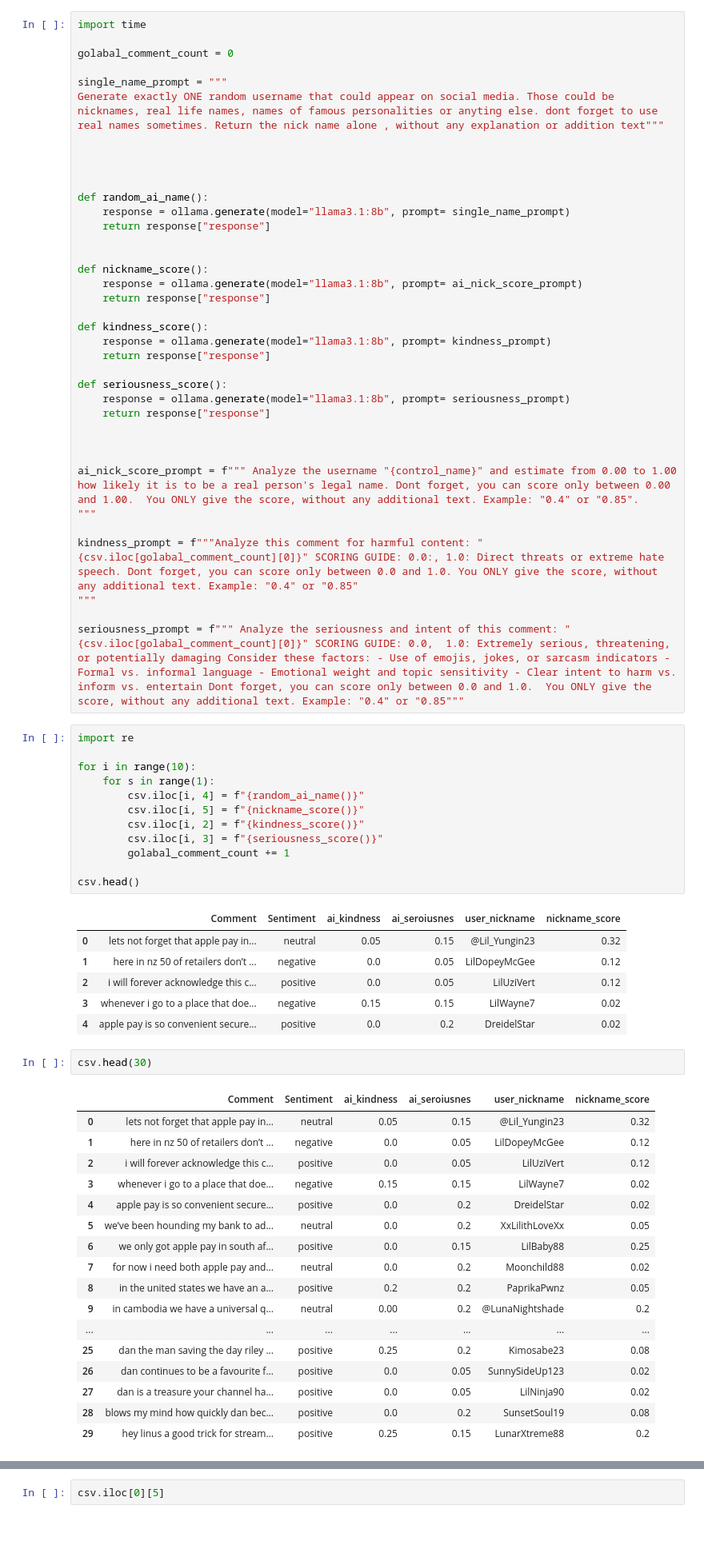
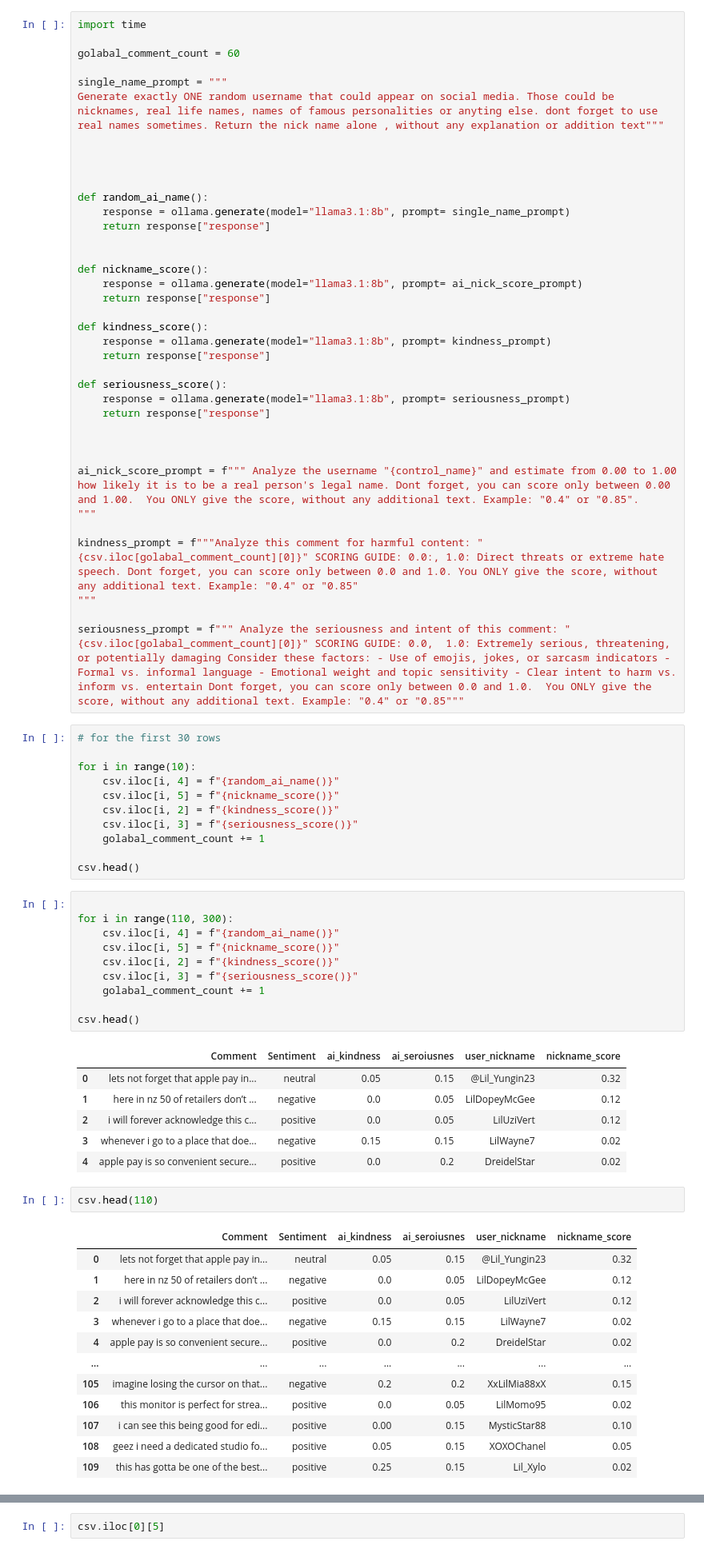
Before and after one commit to ichzann/social-comment-map, a Jupyter notebook: map.ipynb, the cells around one changed output, grey strips where cells are left out. Shown: that part at 80% size. Saved outputs shown, nothing was run; the diff lists cells and outputs as text; blank space fills up the shorter version.

```diff
--- a/map.ipynb
+++ b/map.ipynb
@@ -31,7 +31,7 @@ import ollama
 # %%
 import time
 
-golabal_comment_count = 0
+golabal_comment_count = 60
 
 single_name_prompt = """
 Generate exactly ONE random username that could appear on social media. Those could be nicknames, real life names, names of famous personalities or anyting else. dont forget to use real names sometimes. Return the nick name alone , without any explanation or addition text"""
@@ -65,16 +65,25 @@ kindness_prompt = f"""Analyze this comment for harmful content: "{csv.iloc[golab
 """
 
 seriousness_prompt = f""" Analyze the seriousness and intent of this comment: "{csv.iloc[golabal_comment_count][0]}" SCORING GUIDE: 0.0,  1.0: Extremely serious, threatening, or potentially damaging Consider these factors: - Use of emojis, jokes, or sarcasm indicators - Formal vs. informal language - Emotional weight and topic sensitivity - Clear intent to harm vs. inform vs. entertain Dont forget, you can score only between 0.0 and 1.0.  You ONLY give the score, without any additional text. Example: "0.4" or "0.85"""
+# %%
+# for the first 30 rows
+
+for i in range(10):
+    csv.iloc[i, 4] = f"{random_ai_name()}"
+    csv.iloc[i, 5] = f"{nickname_score()}"
+    csv.iloc[i, 2] = f"{kindness_score()}"
+    csv.iloc[i, 3] = f"{seriousness_score()}"
+    golabal_comment_count += 1
+
+csv.head()
 # %%
-import re
 
-for i in range(10):
-    for s in range(1):
-        csv.iloc[i, 4] = f"{random_ai_name()}"
-        csv.iloc[i, 5] = f"{nickname_score()}"
-        csv.iloc[i, 2] = f"{kindness_score()}"
-        csv.iloc[i, 3] = f"{seriousness_score()}"
-        golabal_comment_count += 1
+for i in range(110, 300):
+    csv.iloc[i, 4] = f"{random_ai_name()}"
+    csv.iloc[i, 5] = f"{nickname_score()}"
+    csv.iloc[i, 2] = f"{kindness_score()}"
+    csv.iloc[i, 3] = f"{seriousness_score()}"
+    golabal_comment_count += 1
 
 csv.head()
 # %% [output]
@@ -85,22 +94,17 @@ csv.head()
 | 3 | whenever i go to a place that doe... | negative | 0.15 | 0.15 | LilWayne7 | 0.02 |
 | 4 | apple pay is so convenient secure... | positive | 0.0 | 0.2 | DreidelStar | 0.02 |
 # %%
-csv.head(30)
+csv.head(110)
 # %% [output]
 |  | Comment | Sentiment | ai_kindness | ai_seroiusnes | user_nickname | nickname_score |
 | 0 | lets not forget that apple pay in... | neutral | 0.05 | 0.15 | @Lil_Yungin23 | 0.32 |
 | 1 | here in nz 50 of retailers don’t ... | negative | 0.0 | 0.05 | LilDopeyMcGee | 0.12 |
 | 2 | i will forever acknowledge this c... | positive | 0.0 | 0.05 | LilUziVert | 0.12 |
 | 3 | whenever i go to a place that doe... | negative | 0.15 | 0.15 | LilWayne7 | 0.02 |
 | 4 | apple pay is so convenient secure... | positive | 0.0 | 0.2 | DreidelStar | 0.02 |
-| 5 | we’ve been hounding my bank to ad... | neutral | 0.0 | 0.2 | XxLilithLoveXx | 0.05 |
-| 6 | we only got apple pay in south af... | positive | 0.0 | 0.15 | LilBaby88 | 0.25 |
-| 7 | for now i need both apple pay and... | neutral | 0.0 | 0.2 | Moonchild88 | 0.02 |
-| 8 | in the united states we have an a... | positive | 0.2 | 0.2 | PaprikaPwnz | 0.05 |
-| 9 | in cambodia we have a universal q... | neutral | 0.00 | 0.2 | @LunaNightshade | 0.2 |
 | ... | ... | ... | ... | ... | ... | ... |
-| 25 | dan the man saving the day riley ... | positive | 0.25 | 0.2 | Kimosabe23 | 0.08 |
-| 26 | dan continues to be a favourite f... | positive | 0.0 | 0.05 | SunnySideUp123 | 0.02 |
-| 27 | dan is a treasure your channel ha... | positive | 0.0 | 0.05 | LilNinja90 | 0.02 |
-| 28 | blows my mind how quickly dan bec... | positive | 0.0 | 0.2 | SunsetSoul19 | 0.08 |
-| 29 | hey linus a good trick for stream... | positive | 0.25 | 0.15 | LunarXtreme88 | 0.2 |
+| 105 | imagine losing the cursor on that... | negative | 0.2 | 0.2 | XxLilMia88xX | 0.15 |
+| 106 | this monitor is perfect for strea... | positive | 0.0 | 0.05 | LilMomo95 | 0.02 |
+| 107 | i can see this being good for edi... | positive | 0.00 | 0.15 | MysticStar88 | 0.10 |
+| 108 | geez i need a dedicated studio fo... | positive | 0.05 | 0.15 | XOXOChanel | 0.05 |
+| 109 | this has gotta be one of the best... | positive | 0.25 | 0.15 | Lil_Xylo | 0.02 |
```
Also changed, not shown: parts of 3 cells of this notebook, 1 other file.
